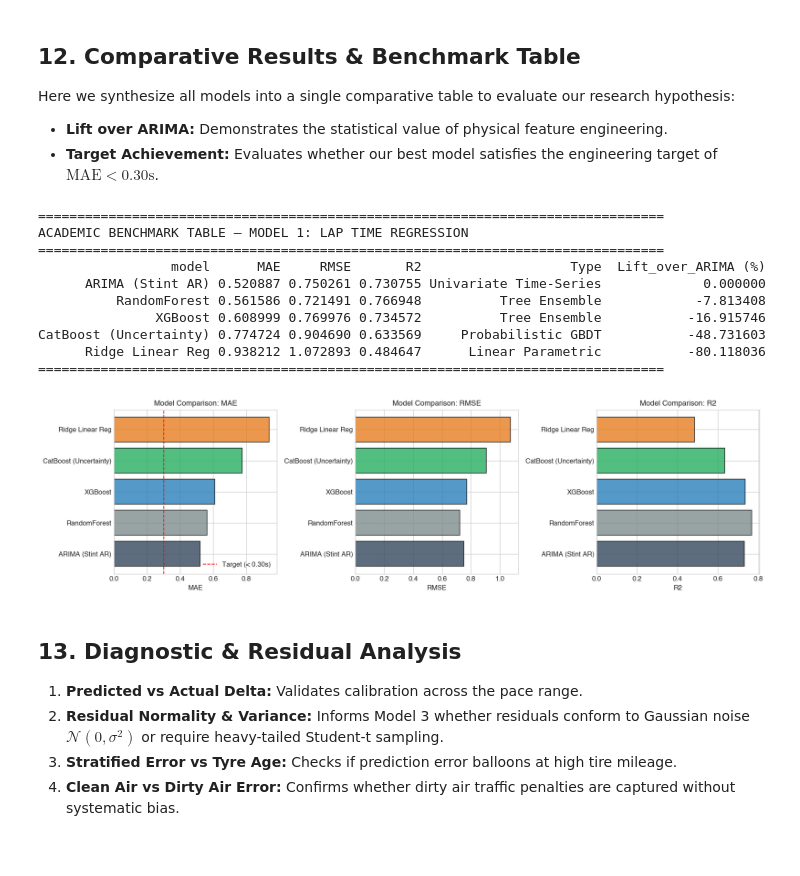
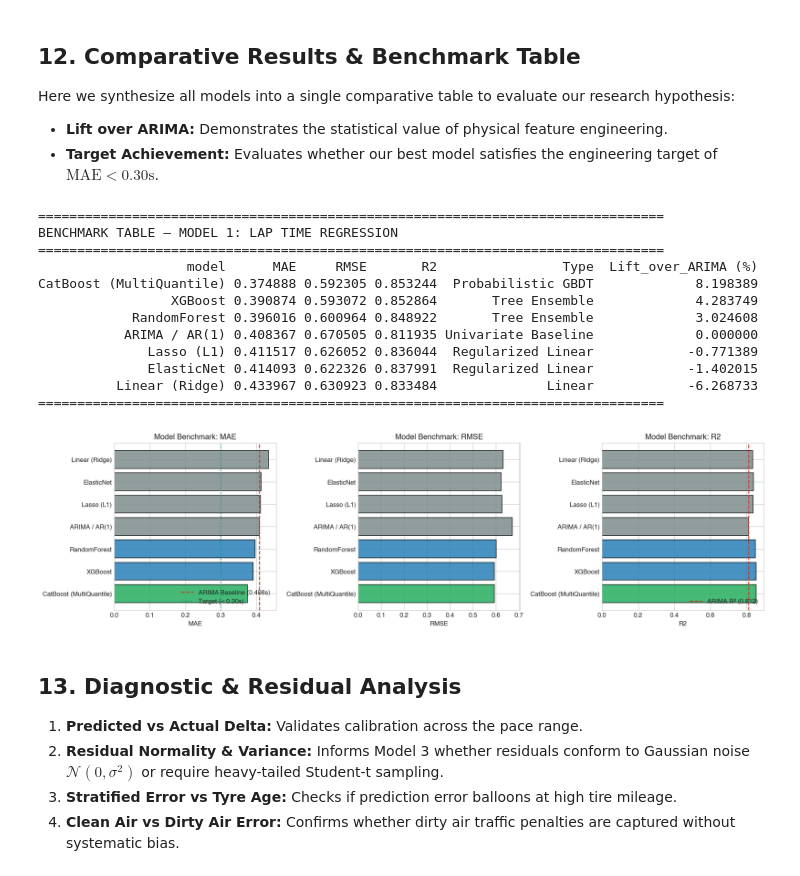
Before and after one commit to hemantrajsen/StintIQ, a Jupyter notebook: Model1_LapTime.ipynb, the cells around one changed output. Cells and saved outputs as stored; diff of their text form; code cells hidden in the pictures.

Commit message:
Completed the Model 1: Lap Time Regression, though final touch is required

```diff
--- a/Model1_LapTime.ipynb
+++ b/Model1_LapTime.ipynb
@@ -609,23 +693,22 @@ preprocessor = ColumnTransformer(
 
 lr_pipe = Pipeline([
     ('prep', preprocessor),
-    ('regressor', Ridge(alpha=1.0))
+    ('regressor', Ridge(alpha=10.0, random_state=RANDOM_STATE))
 ])
 
-start_t = time.time()
+t0 = time.time()
 lr_pipe.fit(X_train, y_train)
-lr_time = (time.time() - start_t) * 1000.0
+lr_time = (time.time() - t0) * 1000.0
 
 lr_preds = lr_pipe.predict(X_test)
 lr_mae = mean_absolute_error(y_test, lr_preds)
 lr_rmse = np.sqrt(mean_squared_error(y_test, lr_preds))
 lr_r2 = r2_score(y_test, lr_preds)
 
-print(f"Ridge Linear Regression:")
+print(f"Linear Regression (Ridge Regularized):")
 print(f"  MAE:  {lr_mae:.3f} s")
 print(f"  RMSE: {lr_rmse:.3f} s")
 print(f"  R²:   {lr_r2:.3f}")
-print(f"  Fit latency: {lr_time:.1f} ms")
 
-lr_results = {'model': 'Ridge Linear Reg', 'MAE': lr_mae, 'RMSE': lr_rmse, 'R2': lr_r2, 'Type': 'Linear Parametric'}
+lr_results = {'model': 'Linear (Ridge)', 'MAE': lr_mae, 'RMSE': lr_rmse, 'R2': lr_r2, 'Type': 'Linear'}
 # %% [output]
@@ -643,31 +751,25 @@ Gradient Boosted Decision Trees (GBDT) model the non-linear interaction between
 # 10. Benchmark Models: Random Forest & XGBoost
 # ==============================================================================
 
+benchmark_results = []
 benchmark_models = {
-    'RandomForest': RandomForestRegressor(n_estimators=150, max_depth=8, random_state=RANDOM_STATE, n_jobs=-1),
+    'RandomForest': RandomForestRegressor(n_estimators=100, max_depth=10, random_state=RANDOM_STATE, n_jobs=-1),
 }
 
 if XGB_AVAILABLE:
     benchmark_models['XGBoost'] = xgb.XGBRegressor(
-        n_estimators=250, max_depth=5, learning_rate=0.06,
+        n_estimators=150, max_depth=5, learning_rate=0.05,
         subsample=0.85, colsample_bytree=0.85, random_state=RANDOM_STATE, n_jobs=-1
     )
-else:
-    benchmark_models['GradientBoosting'] = GradientBoostingRegressor(
-        n_estimators=200, max_depth=4, learning_rate=0.06, random_state=RANDOM_STATE
-    )
-
-benchmark_results = []
 
 for name, model in benchmark_models.items():
     pipe = Pipeline([
         ('prep', preprocessor),
-        ('model', model)
+        ('regressor', model)
     ])
-
     t0 = time.time()
     pipe.fit(X_train, y_train)
-    fit_duration = (time.time() - t0) * 1000.0
+    fit_time = (time.time() - t0) * 1000.0
 
     preds = pipe.predict(X_test)
     mae = mean_absolute_error(y_test, preds)
@@ -785,47 +894,53 @@ Here we synthesize all models into a single comparative table to evaluate our re
 # %%
 # ==============================================================================
 # 12. Comparative Performance Synthesis
 # ==============================================================================
 
-all_evaluations = [arima_results, lr_results] + benchmark_results + [catboost_result]
+all_evaluations = [arima_results, lr_results] + regularized_results + benchmark_results + [catboost_result]
 comparison_df = pd.DataFrame(all_evaluations).sort_values(by='MAE').reset_index(drop=True)
 
 # Calculate lift over ARIMA baseline
 arima_mae = arima_results['MAE']
 comparison_df['Lift_over_ARIMA (%)'] = ((arima_mae - comparison_df['MAE']) / arima_mae) * 100.0
 
 print("=" * 80)
 print("BENCHMARK TABLE — MODEL 1: LAP TIME REGRESSION")
 print("=" * 80)
 print(comparison_df.to_string(index=False))
 print("=" * 80)
 
 # Visualization of Metric Comparisons
-fig, axes = plt.subplots(1, 3, figsize=(15, 4.2))
+fig, axes = plt.subplots(1, 3, figsize=(16, 4.5))
 
-colors = ['#34495e', '#7f8c8d', '#2980b9', '#27ae60', '#e67e22'][:len(comparison_df)]
+colors = ['#27ae60' if 'CatBoost' in m else ('#2980b9' if 'XGB' in m or 'Forest' in m else '#7f8c8d') for m in comparison_df['model']]
 for ax, metric in zip(axes, ['MAE', 'RMSE', 'R2']):
-    bars = ax.barh(comparison_df['model'], comparison_df[metric], color=colors, edgecolor='black', alpha=0.8)
-    ax.set_title(f"Model Comparison: {metric}", fontweight='bold', fontsize=11)
+    bars = ax.barh(comparison_df['model'], comparison_df[metric], color=colors, edgecolor='black', alpha=0.85)
+    ax.set_title(f"Model Benchmark: {metric}", fontweight='bold', fontsize=12)
     ax.set_xlabel(metric)
     if metric == 'MAE':
-        ax.axvline(0.30, color='red', linestyle='--', linewidth=1.2, label='Target (< 0.30s)')
-        ax.legend()
+        ax.axvline(arima_mae, color='#c0392b', linestyle='--', linewidth=1.5, label=f'ARIMA Baseline ({arima_mae:.3f}s)')
+        ax.axvline(0.30, color='#16a085', linestyle=':', linewidth=1.5, label='Target (< 0.30s)')
+        ax.legend(loc='lower right')
+    elif metric == 'R2':
+        ax.axvline(arima_results['R2'], color='#c0392b', linestyle='--', linewidth=1.5, label=f'ARIMA R² ({arima_results["R2"]:.3f})')
+        ax.legend(loc='lower right')
 
 plt.tight_layout()
 plt.show()
 # %% [output]
 ================================================================================
-ACADEMIC BENCHMARK TABLE — MODEL 1: LAP TIME REGRESSION
+BENCHMARK TABLE — MODEL 1: LAP TIME REGRESSION
 ================================================================================
-                 model      MAE     RMSE       R2                   Type  Lift_over_ARIMA (%)
-      ARIMA (Stint AR) 0.520887 0.750261 0.730755 Univariate Time-Series             0.000000
-          RandomForest 0.561586 0.721491 0.766948          Tree Ensemble            -7.813408
-               XGBoost 0.608999 0.769976 0.734572          Tree Ensemble           -16.915746
-CatBoost (Uncertainty) 0.774724 0.904690 0.633569     Probabilistic GBDT           -48.731603
-      Ridge Linear Reg 0.938212 1.072893 0.484647      Linear Parametric           -80.118036
+                   model      MAE     RMSE       R2                Type  Lift_over_ARIMA (%)
+CatBoost (MultiQuantile) 0.374888 0.592305 0.853244  Probabilistic GBDT             8.198389
+                 XGBoost 0.390874 0.593072 0.852864       Tree Ensemble             4.283749
+            RandomForest 0.396016 0.600964 0.848922       Tree Ensemble             3.024608
+           ARIMA / AR(1) 0.408367 0.670505 0.811935 Univariate Baseline             0.000000
+              Lasso (L1) 0.411517 0.626052 0.836044  Regularized Linear            -0.771389
+              ElasticNet 0.414093 0.622326 0.837991  Regularized Linear            -1.402015
+          Linear (Ridge) 0.433967 0.630923 0.833484              Linear            -6.268733
 ================================================================================
-[figure, old version]
+[figure, new version]
 # %% [markdown]
 ## 13. Diagnostic & Residual Analysis
 
```
Also changed, not shown: parts of 15 cells of this notebook, 10 other files.
